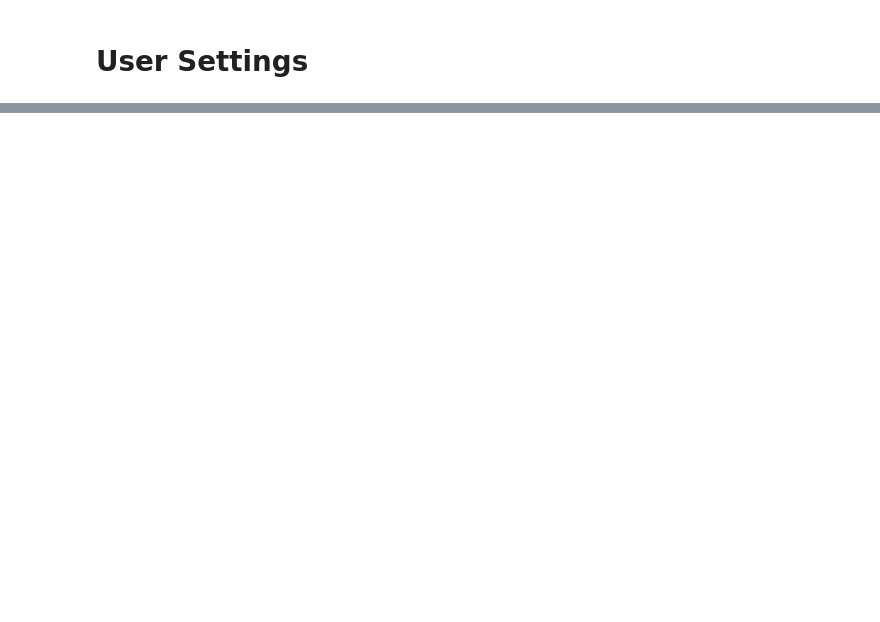
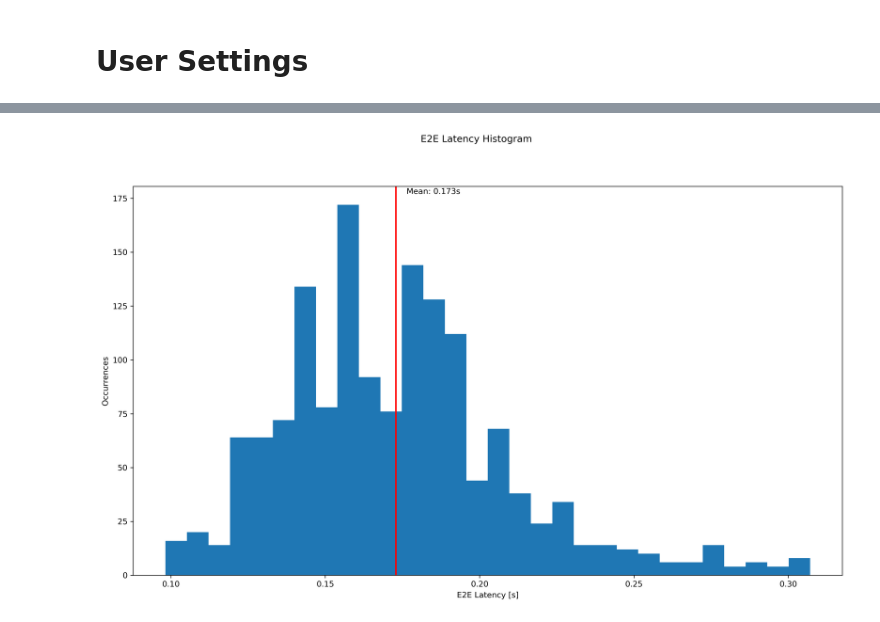
Before and after one commit to TUM-AVS/ros2_latency_analysis, a Jupyter notebook: trace-analysis.ipynb, the cells around one changed output, grey strips where cells are left out. Cells and saved outputs as stored; diff of their text form; code cells hidden in the pictures; blank space fills up the shorter version.

```diff
--- a/trace-analysis.ipynb
+++ b/trace-analysis.ipynb
@@ -327,7 +332,11 @@ lidar_paths = [p for p in all_paths if any(map(lambda inst: re.search("^/sensing
 
 from message_tree.message_tree_algorithms import aggregate_e2e_paths
 
-cohorts = aggregate_e2e_paths(lidar_paths) #all_paths)
+##################################################
+# Group dataflows by DFG path
+##################################################
+
+cohorts = aggregate_e2e_paths(relevant_paths) #all_paths)
 cohort_pairs = [(k, v) for k, v in cohorts.items()]
 cohort_pairs.sort(key=lambda kv: len(kv[1]), reverse=True)
 
@@ -353,10 +364,11 @@ with open("state.pkl", "rb") as f:
 # %%
-COHORT_EXCL_PATTERNS = ["hazard", "turn_indicator", "gear_cmd", "emergency_cmd", "external_cmd", "/control/operation_mode",
-                        "/planning/scenario_planning/scenario$"]
-COHORT_INCL_PATTERNS = ["BehaviorPathPlanner", "BehaviorVelocityPlanner", "pointcloud_preprocessor::Filter"]
+##################################################
+# Filter DFG paths through must-be-included and
+# cannot-be-included patterns
+##################################################
 
 cohorts_filt = {k: v for k, v in cohorts.items()
-                if not any(re.search(f, k) for f in COHORT_EXCL_PATTERNS) and all(re.search(f, k) for f in COHORT_INCL_PATTERNS)}
+                if not any(re.search(f, k) for f in E2E_EXCL_PATH_PATTERNS) and all(re.search(f, k) for f in E2E_INCL_PATH_PATTERNS)}
 
 
 print(len(cohorts), len(cohorts_filt))
@@ -364,4 +376,7 @@ for k, v in cohorts_filt.items():
     print(f"\n\n    ({len(v)})\n    ", end="")
     print("\n -> ".join(k.split(" -> ")))
 
-lidar_chain, lidar_cohort = next(iter(cohorts_filt.items()))
+if len(cohorts_filt) != 1:
+    print(f"[WARN] Expected exactly one cohort to remain, got {len(cohorts_filt)}. Only the first one will be used.")
+
+relevant_path, relevant_dataflows = next(iter(cohorts_filt.items()))
@@ -464,22 +475,28 @@ None
 # %%
 %%skip_if_false E2E_ENABLED
 %%skip_if_false E2E_PLOT
 
-e2es = [path[-1].timestamp - path[0].timestamp for path in lidar_cohort]
+##################################################
+# Plot histogram of all E2E latencies observed
+##################################################
+
+e2es = [path[-1].timestamp - path[0].timestamp for path in relevant_dataflows]
 
 df = pd.Series(e2es)
 df.to_csv("out/plot_e2es.csv", index=False, header=["e2e_latency_s"])
 
 plt.close("E2E histogram")
 fig, ax = plt.subplots(num="E2E histogram", dpi=300, figsize=(16, 9))
 fig.suptitle("E2E Latency Histogram")
 ax: plt.Axes
 ax.hist(e2es, bins=30)
 ax.set_xlabel("E2E Latency [s]")
 ax.set_ylabel("Occurrences")
 ax.axvline(np.mean(e2es), c="red", linewidth=2)
 _, max_ylim = ax.get_ylim()
 ax.text(np.mean(e2es) * 1.02, max_ylim * 0.98, 'Mean: {:.3f}s'.format(np.mean(e2es)))
 plt.savefig("out/plot_e2es.png")
 None
+# %% [output]
+[figure, added]
 # %%
```
Also changed, not shown: parts of 27 cells of this notebook, 2 other files.
